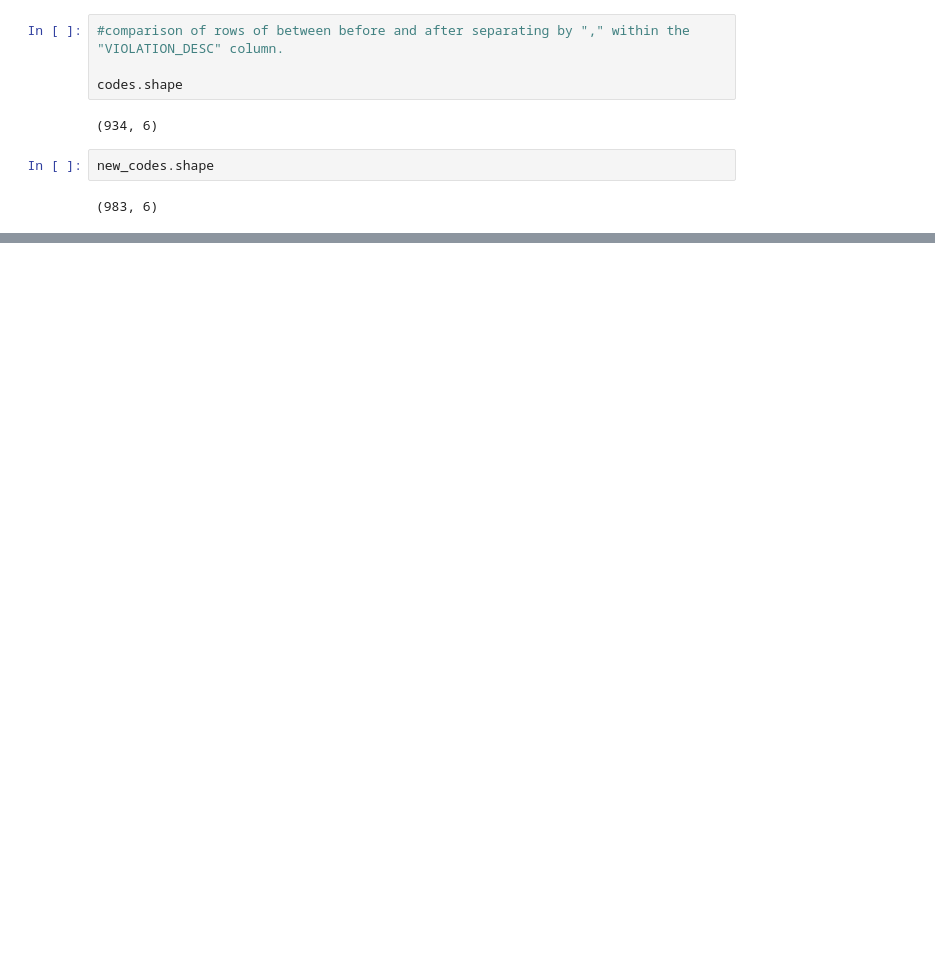
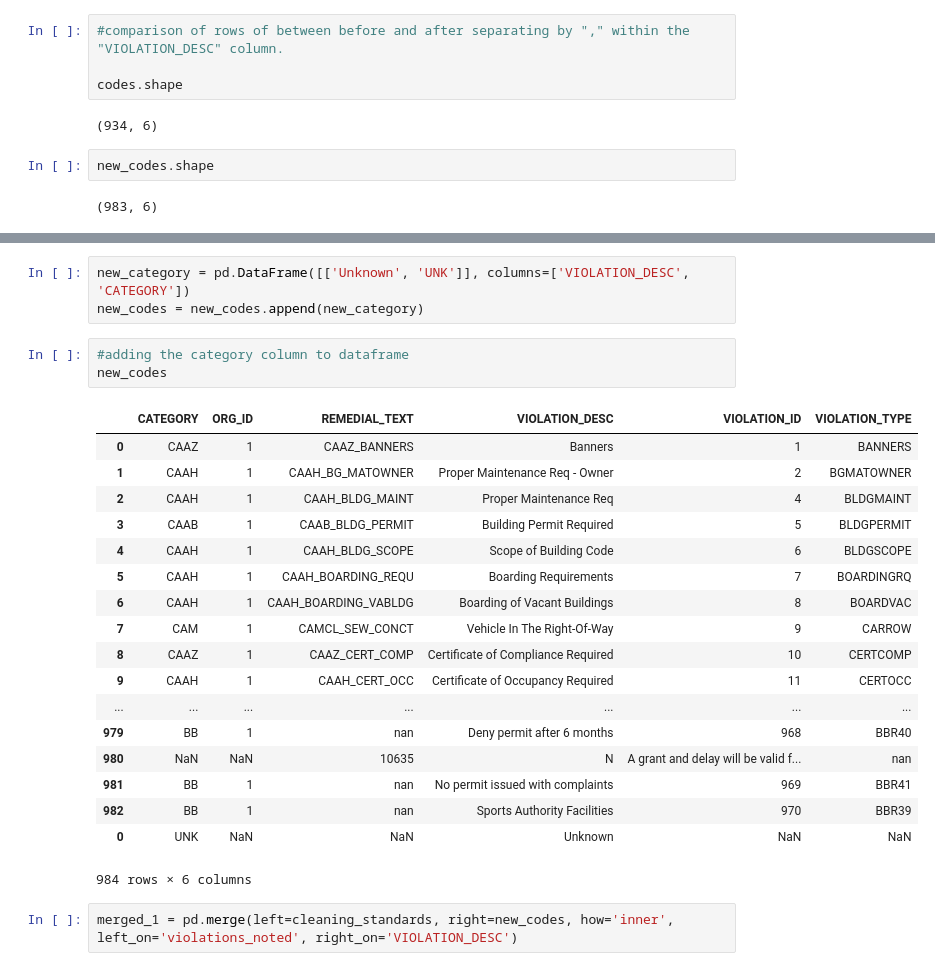
Before and after one commit to DataScienceBS/data-question-2-tornado-bombers, a Jupyter notebook: Metro Data.ipynb, the cells around one changed output, grey strips where cells are left out. Drawn from its saved outputs; the diff is of its cells as text; blank space fills up the shorter version.

```diff
--- a/Metro Data.ipynb
+++ b/Metro Data.ipynb
@@ -338,0 +351,27 @@ new_codes.shape
+# %%
+new_category = pd.DataFrame([['Unknown', 'UNK']], columns=['VIOLATION_DESC', 'CATEGORY'])
+new_codes = new_codes.append(new_category)
+# %%
+#adding the category column to dataframe
+new_codes
+# %% [output]
+|  | CATEGORY | ORG_ID | REMEDIAL_TEXT | VIOLATION_DESC | VIOLATION_ID | VIOLATION_TYPE |
+| 0 | CAAZ | 1 | CAAZ_BANNERS | Banners | 1 | BANNERS |
+| 1 | CAAH | 1 | CAAH_BG_MATOWNER | Proper Maintenance Req - Owner | 2 | BGMATOWNER |
+| 2 | CAAH | 1 | CAAH_BLDG_MAINT | Proper Maintenance Req | 4 | BLDGMAINT |
+| 3 | CAAB | 1 | CAAB_BLDG_PERMIT | Building Permit Required | 5 | BLDGPERMIT |
+| 4 | CAAH | 1 | CAAH_BLDG_SCOPE | Scope of Building Code | 6 | BLDGSCOPE |
+| 5 | CAAH | 1 | CAAH_BOARDING_REQU | Boarding Requirements | 7 | BOARDINGRQ |
+| 6 | CAAH | 1 | CAAH_BOARDING_VABLDG | Boarding of Vacant Buildings | 8 | BOARDVAC |
+| 7 | CAM | 1 | CAMCL_SEW_CONCT | Vehicle In The Right-Of-Way | 9 | CARROW |
+| 8 | CAAZ | 1 | CAAZ_CERT_COMP | Certificate of Compliance Required | 10 | CERTCOMP |
+| 9 | CAAH | 1 | CAAH_CERT_OCC | Certificate of Occupancy Required | 11 | CERTOCC |
+| ... | ... | ... | ... | ... | ... | ... |
+| 979 | BB | 1 | nan | Deny permit after 6 months | 968 | BBR40 |
+| 980 | NaN | NaN | 10635 | N | A grant and delay will be valid f... | nan |
+| 981 | BB | 1 | nan | No permit issued with complaints | 969 | BBR41 |
+| 982 | BB | 1 | nan | Sports Authority Facilities | 970 | BBR39 |
+| 0 | UNK | NaN | NaN | Unknown | NaN | NaN |
+984 rows × 6 columns
+# %%
+merged_1 = pd.merge(left=cleaning_standards, right=new_codes, how='inner', left_on='violations_noted', right_on='VIOLATION_DESC')
```
Also changed, not shown: parts of 19 cells of this notebook.
